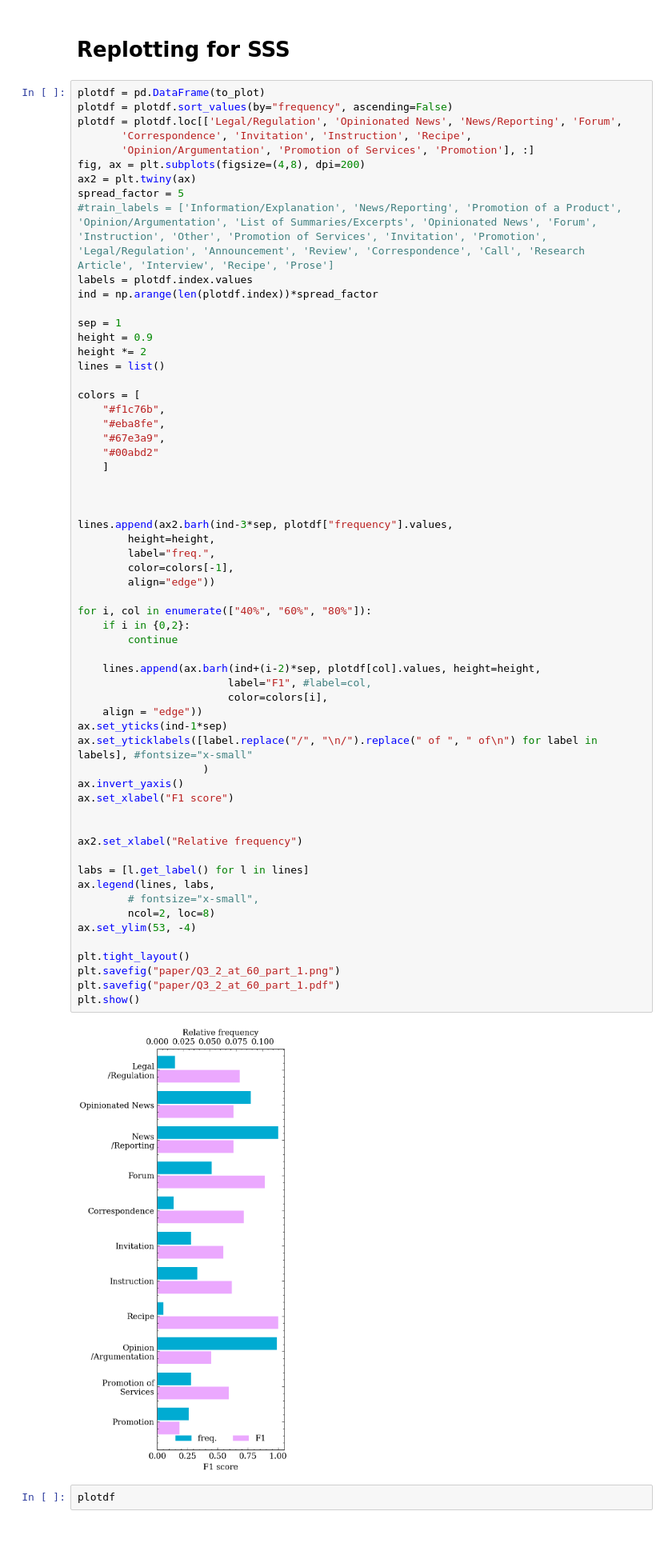
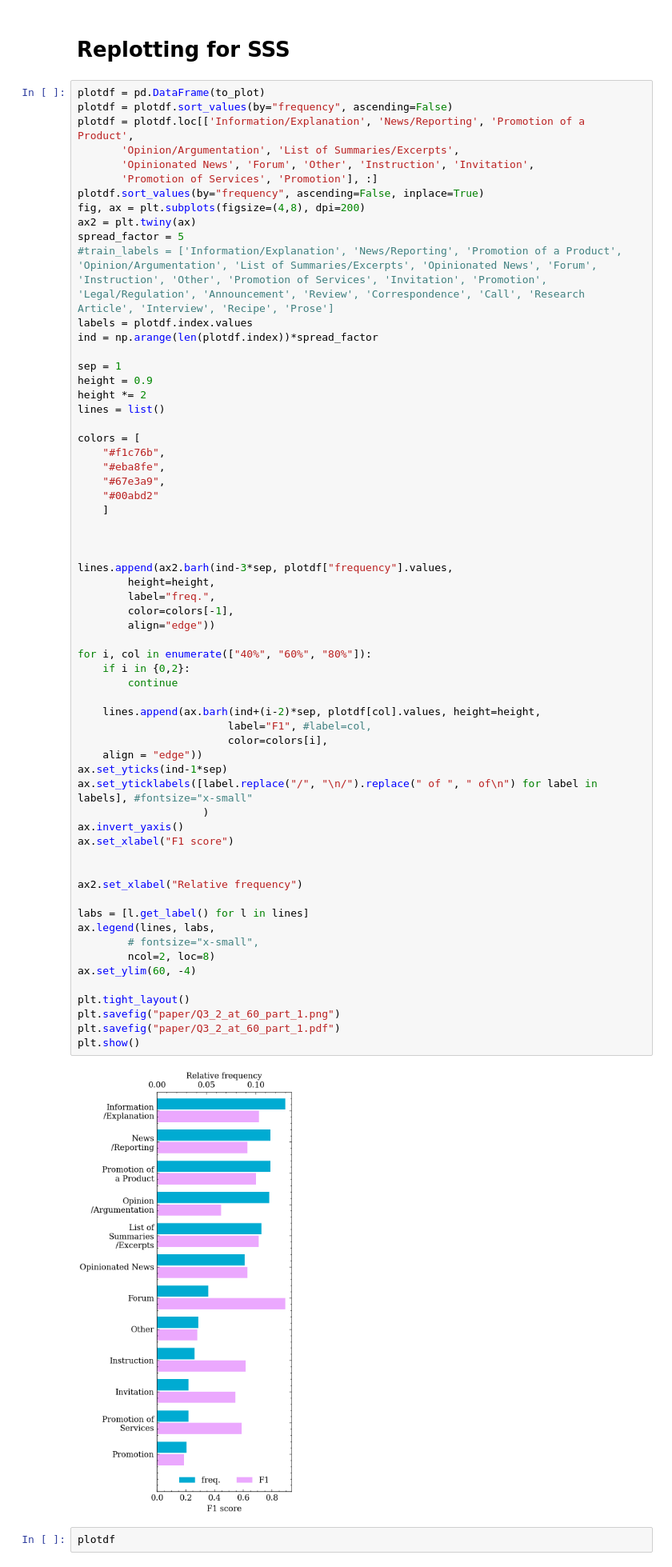
Before and after one commit to TajaKuzman/Transformers-GINCO-Experiments, a Jupyter notebook: 24_paper_additional_analysis.ipynb, the cells around one changed output. Shown at 80% size. Drawn from its saved outputs; the diff is of its cells as text; blank space fills up the shorter version.

Commit message:
Corrected for descending frequency

```diff
--- a/24_paper_additional_analysis.ipynb
+++ b/24_paper_additional_analysis.ipynb
@@ -550,9 +550,11 @@ eval values: ['test_full' 'test_dd' 'dev_full' 'dev_dd' 'devtest_full' 'devtest_
 # %%
 plotdf = pd.DataFrame(to_plot)
 plotdf = plotdf.sort_values(by="frequency", ascending=False)
-plotdf = plotdf.loc[['Legal/Regulation', 'Opinionated News', 'News/Reporting', 'Forum',
-       'Correspondence', 'Invitation', 'Instruction', 'Recipe',
-       'Opinion/Argumentation', 'Promotion of Services', 'Promotion'], :]
+plotdf = plotdf.loc[['Information/Explanation', 'News/Reporting', 'Promotion of a Product',
+       'Opinion/Argumentation', 'List of Summaries/Excerpts',
+       'Opinionated News', 'Forum', 'Other', 'Instruction', 'Invitation',
+       'Promotion of Services', 'Promotion'], :]
+plotdf.sort_values(by="frequency", ascending=False, inplace=True)
 fig, ax = plt.subplots(figsize=(4,8), dpi=200)
 ax2 = plt.twiny(ax)
 spread_factor = 5
@@ -580,35 +582,35 @@ lines.append(ax2.barh(ind-3*sep, plotdf["frequency"].values,
         color=colors[-1],
         align="edge"))
 
 for i, col in enumerate(["40%", "60%", "80%"]):
     if i in {0,2}:
         continue
 
     lines.append(ax.barh(ind+(i-2)*sep, plotdf[col].values, height=height,
                         label="F1", #label=col,
                         color=colors[i],
     align = "edge"))
 ax.set_yticks(ind-1*sep)
 ax.set_yticklabels([label.replace("/", "\n/").replace(" of ", " of\n") for label in labels], #fontsize="x-small"
                     )
 ax.invert_yaxis()
 ax.set_xlabel("F1 score")
 
 
 ax2.set_xlabel("Relative frequency")
 
 labs = [l.get_label() for l in lines]
 ax.legend(lines, labs,
         # fontsize="x-small",
         ncol=2, loc=8)
-ax.set_ylim(53, -4)
+ax.set_ylim(60, -4)
 
 plt.tight_layout()
 plt.savefig("paper/Q3_2_at_60_part_1.png")
 plt.savefig("paper/Q3_2_at_60_part_1.pdf")
 plt.show()
 # %% [output]
-[figure, old version]
+[figure, new version]
 # %%
 plotdf
 # %% [output]
```
Also changed, not shown: parts of 2 cells of this notebook, 4 other files.
